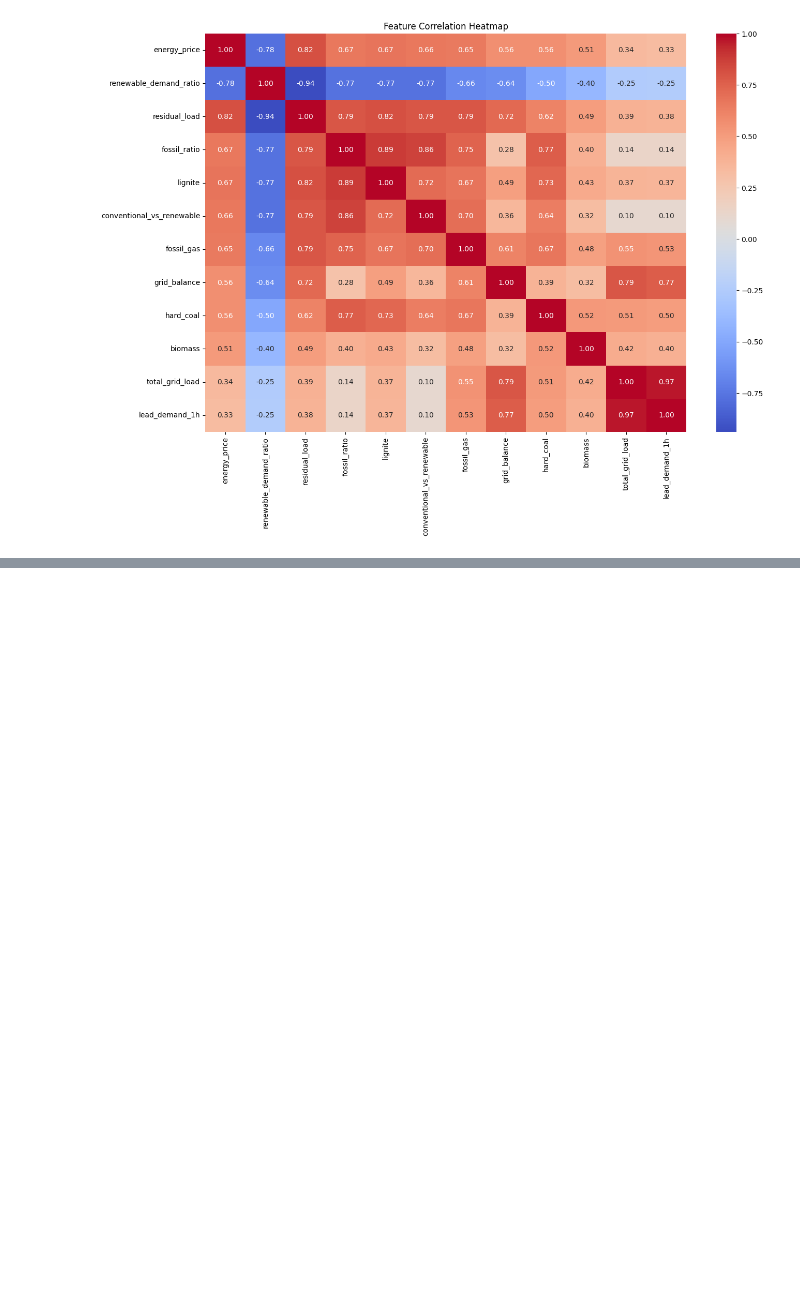
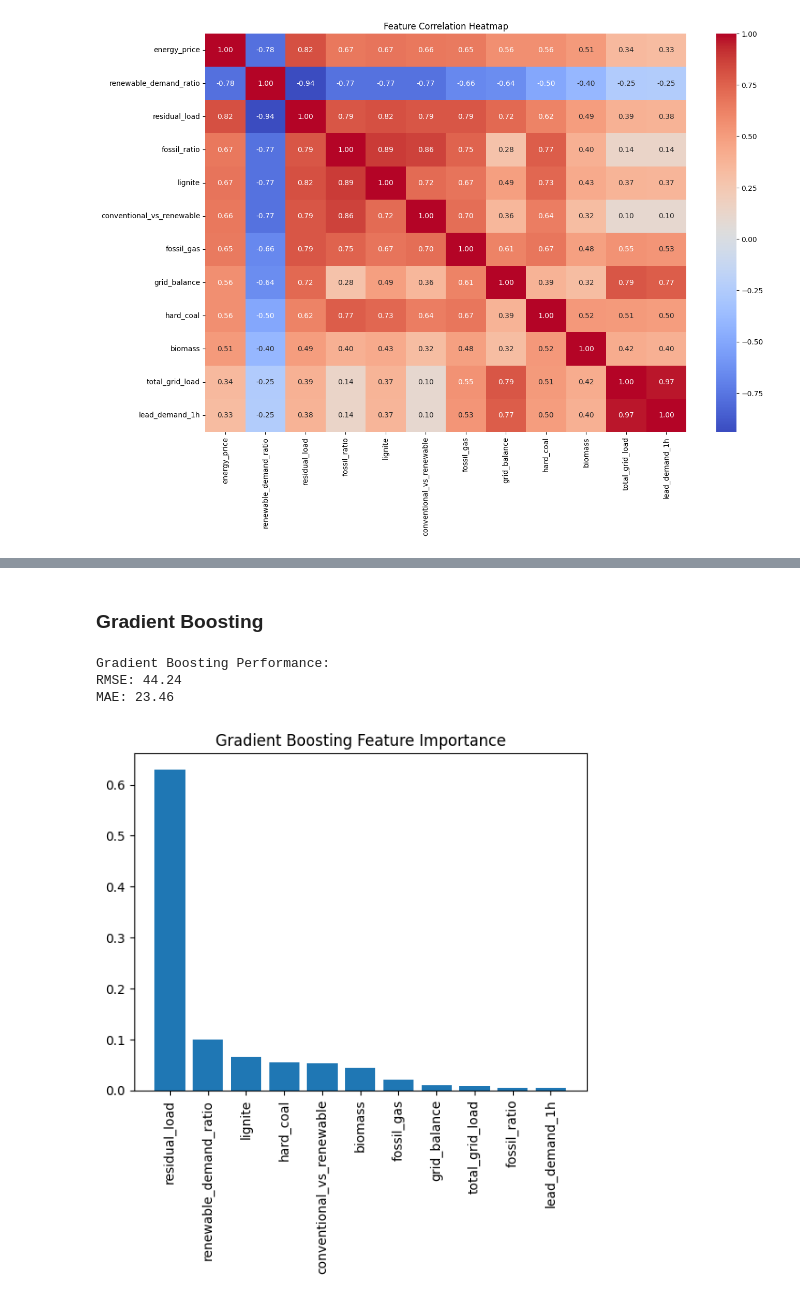
Before and after one commit to apostleoffinance/Energy-Price-Forecast, a Jupyter notebook: Notebooks/forecast_model.ipynb, the cells around one changed output, grey strips where cells are left out. Drawn from its saved outputs; the diff is of its cells as text; code cells hidden in the pictures; blank space fills up the shorter version.

```diff
--- a/Notebooks/forecast_model.ipynb
+++ b/Notebooks/forecast_model.ipynb
@@ -160,0 +260,34 @@ X
+# %% [markdown]
+### Gradient Boosting
+# %%
+# Initialize and train Gradient Boosting
+gb_model = GradientBoostingRegressor(
+    n_estimators=100,
+    learning_rate=0.1,
+    max_depth=5,
+    random_state=42
+)
+gb_model.fit(X_train, y_train)
+
+# Predict
+y_pred_gb = gb_model.predict(X_test)
+
+# Evaluate
+rmse_gb = root_mean_squared_error(y_test, y_pred_gb)
+mae_gb = mean_absolute_error(y_test, y_pred_gb)
+print("Gradient Boosting Performance:")
+print(f"RMSE: {rmse_gb:.2f}")
+print(f"MAE: {mae_gb:.2f}")
+
+# Feature importance
+importances = gb_model.feature_importances_
+feature_importance_gb = pd.Series(importances, index=selected_features).sort_values(ascending=False)
+plt.bar(feature_importance_gb.index, feature_importance_gb)
+plt.xticks(rotation=90)
+plt.title("Gradient Boosting Feature Importance")
+plt.show()
+# %% [output]
+Gradient Boosting Performance:
+RMSE: 44.24
+MAE: 23.46
+[figure, added]
```
Also changed, not shown: parts of 13 cells of this notebook, 1 other file.
